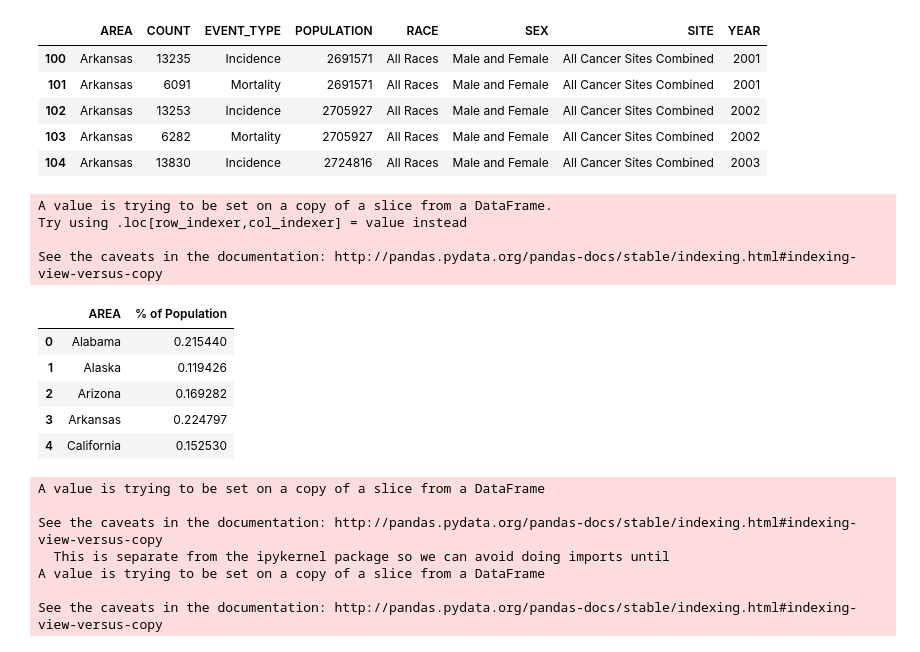
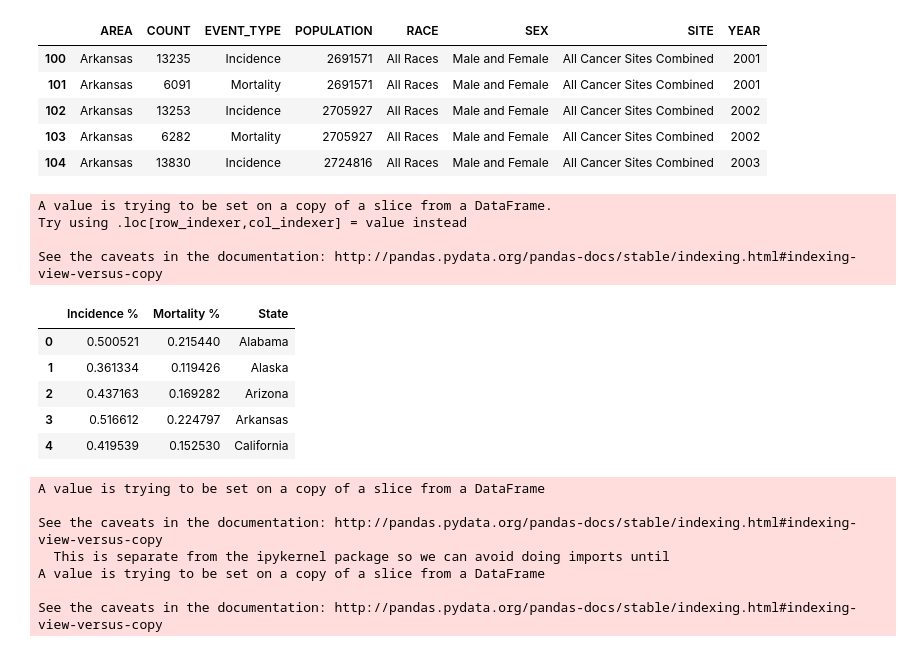
Before and after one commit to dan-brueckman/Group-Project1, a Jupyter notebook: GroupProject 1 Cancer Data Script.ipynb, the cells around one changed output. Saved outputs shown, nothing was run; the diff lists cells and outputs as text; code cells hidden in the pictures.

```diff
--- a/GroupProject 1 Cancer Data Script.ipynb
+++ b/GroupProject 1 Cancer Data Script.ipynb
@@ -85,33 +85,38 @@ See the caveats in the documentation: http://pandas.pydata.org/pandas-docs/stabl
 # %%
 #adding column with count of incidences and mortalities per population of state that year
 all_data["% of Population"] = (all_data["COUNT"]/all_data["POPULATION"])*100
 
 #create two separate datasets for incidence and mortality
 all_pop_incidence_data = all_data.loc[all_data["EVENT_TYPE"] == "Incidence"]
 all_pop_mortality_data = all_data.loc[all_data["EVENT_TYPE"] == "Mortality"]
 
 #create new dataframes based on groupbys that give us the average of the % of population to have a
 #cancer incidence or mortality from 1999-2014
+#creation of these dataframes is not neccessary to create the below combined dataframe with both
+#incidence and mortality data... but we can use them if we want
 state_pop_incidences_df = pd.DataFrame(all_pop_incidence_data.groupby(["AREA"]).mean())
 state_pop_incidences_df.reset_index(inplace = True)
 state_pop_incidences_df.drop(labels = ["COUNT", "POPULATION"], axis = 1, inplace = True)
 
 state_pop_mortality_df = pd.DataFrame(all_pop_mortality_data.groupby(["AREA"]).mean())
 state_pop_mortality_df.reset_index(inplace = True)
 state_pop_mortality_df.drop(labels = ["COUNT", "POPULATION"], axis = 1, inplace = True)
 
-state_pop_mortality_df.head()
+state_pop_incidence_mortality_combined_df = pd.DataFrame({"State": state_pop_incidences_df["AREA"], "Incidence %": state_pop_incidences_df["% of Population"],
+                                                          "Mortality %": state_pop_mortality_df["% of Population"] })
+
+state_pop_incidence_mortality_combined_df.head()
 # %% [output]
 A value is trying to be set on a copy of a slice from a DataFrame.
 Try using .loc[row_indexer,col_indexer] = value instead
 
 See the caveats in the documentation: http://pandas.pydata.org/pandas-docs/stable/indexing.html#indexing-view-versus-copy
-|  | AREA | % of Population |
-| 0 | Alabama | 0.215440 |
-| 1 | Alaska | 0.119426 |
-| 2 | Arizona | 0.169282 |
-| 3 | Arkansas | 0.224797 |
-| 4 | California | 0.152530 |
+|  | Incidence % | Mortality % | State |
+| 0 | 0.500521 | 0.215440 | Alabama |
+| 1 | 0.361334 | 0.119426 | Alaska |
+| 2 | 0.437163 | 0.169282 | Arizona |
+| 3 | 0.516612 | 0.224797 | Arkansas |
+| 4 | 0.419539 | 0.152530 | California |
 # %%
 #need to reset index so that when we do the below division of one column and another, the index values match
 all_pop_mortality_data.reset_index(inplace = True)
```
Also changed, not shown: parts of 2 cells of this notebook, 1 other file.
